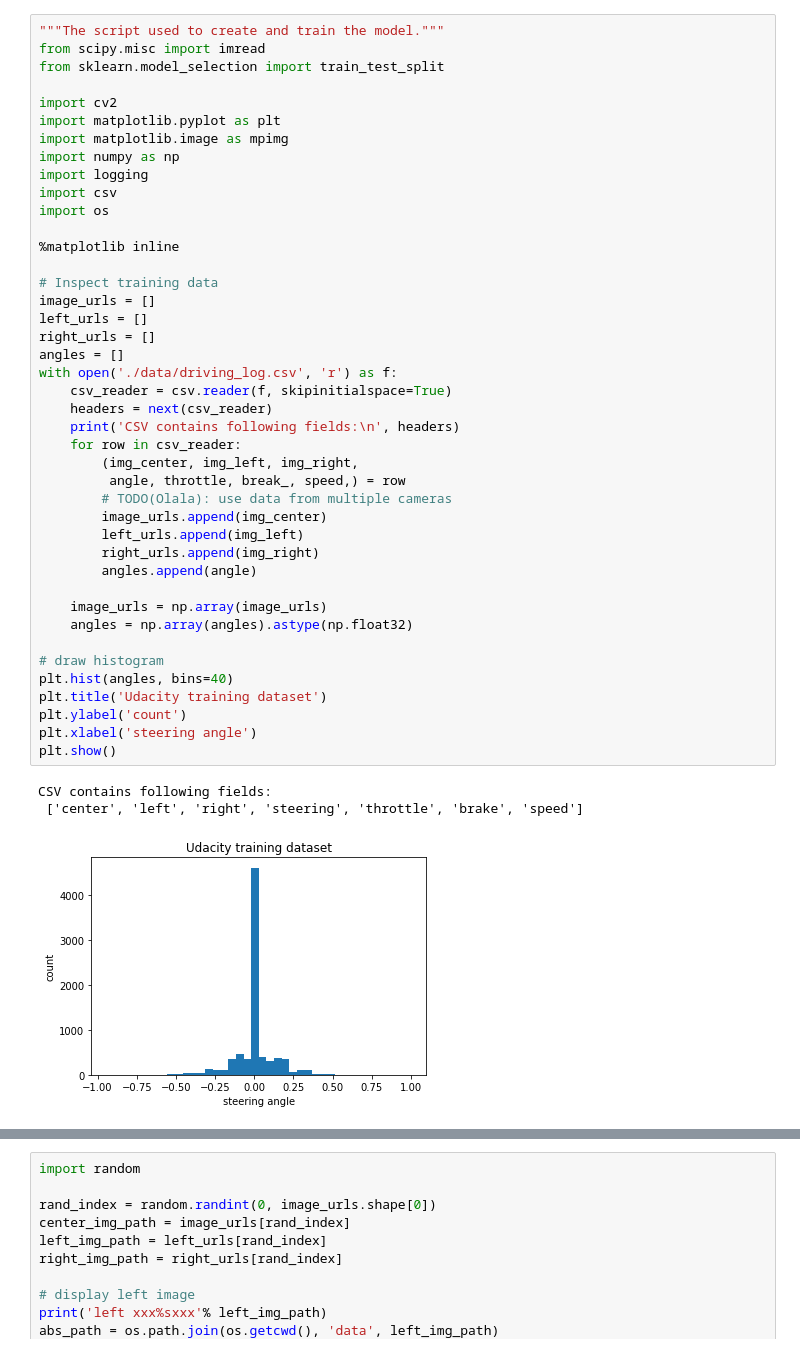
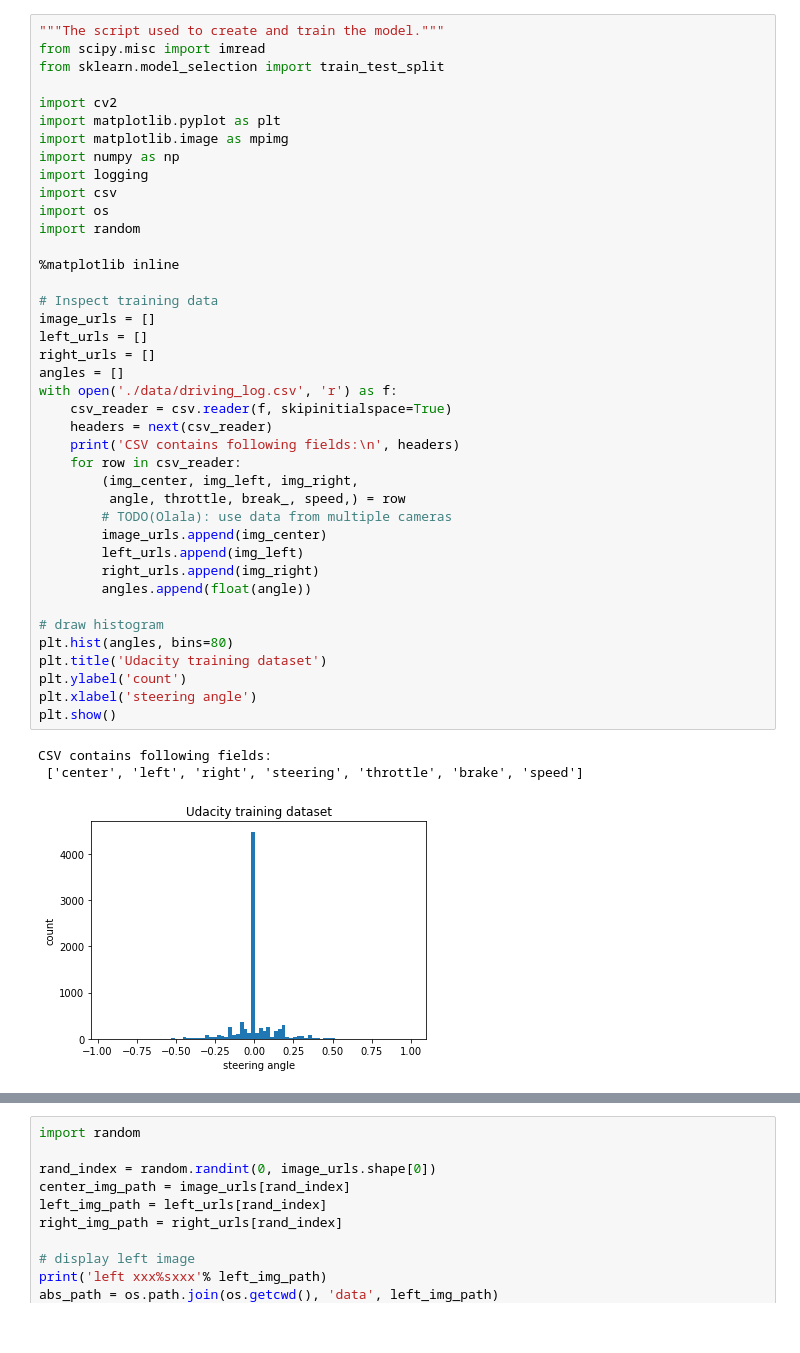
Before and after one commit to olala7846/Behavioral-Cloning, a Jupyter notebook: Analyse Project 3 data.ipynb, the cells around one changed output, grey strips where cells are left out. Drawn from its saved outputs; the diff is of its cells as text.

```diff
--- a/Analyse Project 3 data.ipynb
+++ b/Analyse Project 3 data.ipynb
@@ -10,37 +10,35 @@ import numpy as np
 import logging
 import csv
 import os
+import random
 
 %matplotlib inline
 
 # Inspect training data
 image_urls = []
 left_urls = []
 right_urls = []
 angles = []
 with open('./data/driving_log.csv', 'r') as f:
     csv_reader = csv.reader(f, skipinitialspace=True)
     headers = next(csv_reader)
     print('CSV contains following fields:\n', headers)
     for row in csv_reader:
         (img_center, img_left, img_right,
          angle, throttle, break_, speed,) = row
         # TODO(Olala): use data from multiple cameras
         image_urls.append(img_center)
         left_urls.append(img_left)
         right_urls.append(img_right)
-        angles.append(angle)
-
-    image_urls = np.array(image_urls)
-    angles = np.array(angles).astype(np.float32)
+        angles.append(float(angle))
 
 # draw histogram
-plt.hist(angles, bins=40)
+plt.hist(angles, bins=80)
 plt.title('Udacity training dataset')
 plt.ylabel('count')
 plt.xlabel('steering angle')
 plt.show()
 # %% [output]
 CSV contains following fields:
  ['center', 'left', 'right', 'steering', 'throttle', 'brake', 'speed']
-[figure, old version]
+[figure, new version]
```
Also changed, not shown: parts of 3 cells of this notebook, 3 other files.
